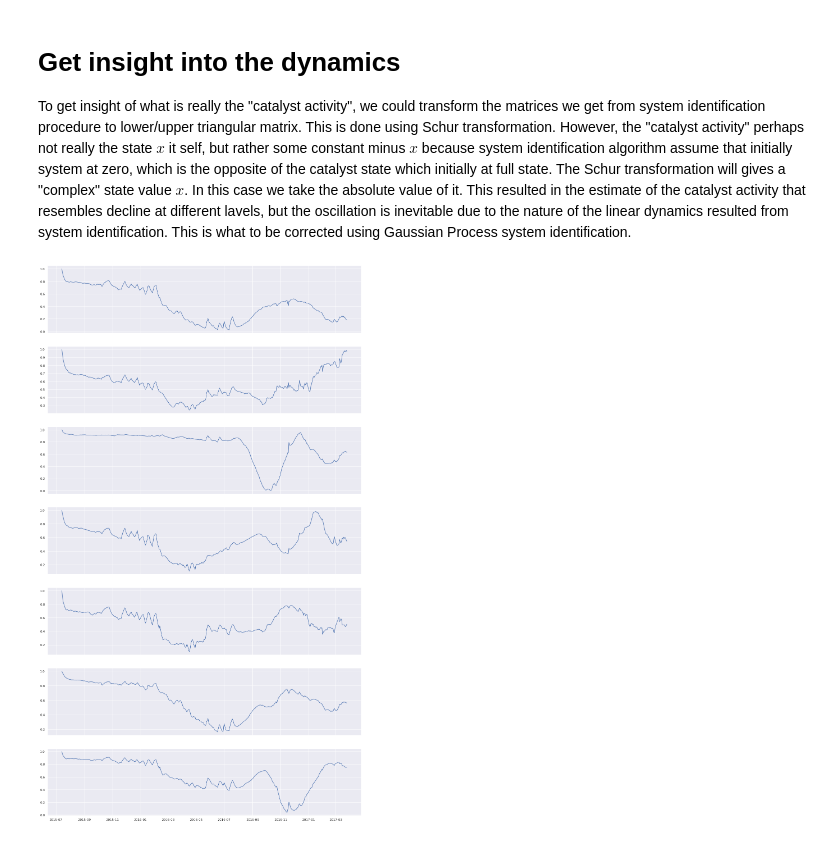
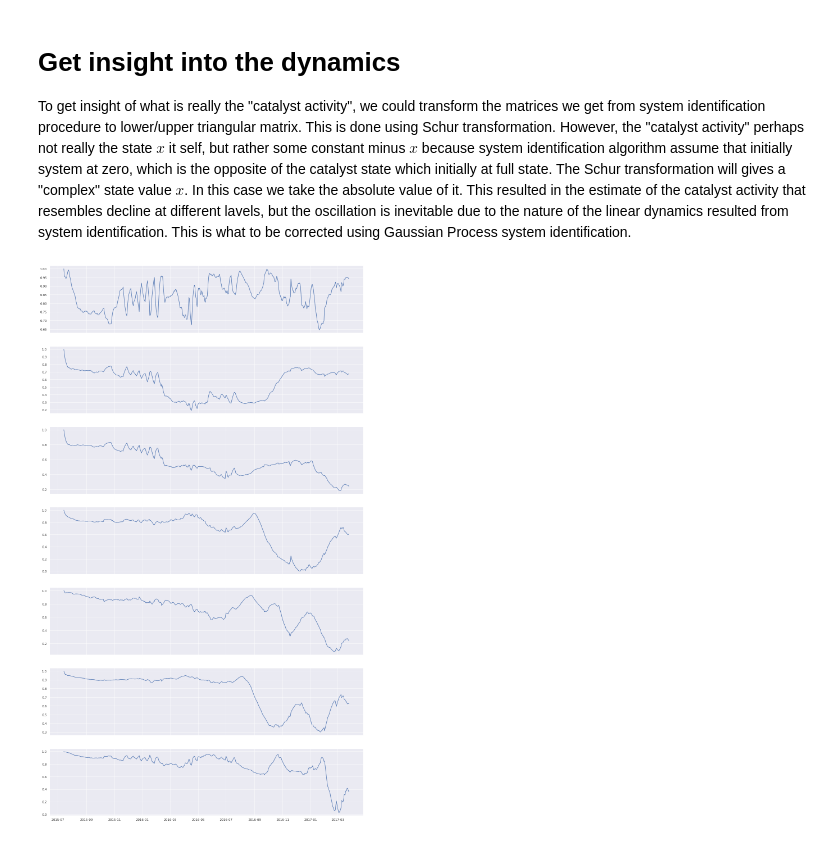
Before and after one commit to puat133/GPsysid, a Jupyter notebook: Classical_Approach/SystemIdentification.ipynb, the cells around one changed output. Drawn from its saved outputs; the diff is of its cells as text; code cells hidden in the pictures.

```diff
--- a/Classical_Approach/SystemIdentification.ipynb
+++ b/Classical_Approach/SystemIdentification.ipynb
@@ -15,10 +15,10 @@ sns.set()
 # %% [markdown]
 # Load data
 # %%
-df_raw = pd.read_hdf('Neste_data_complete.hdf5',key='KAAPO_hour_15_16_17_18_19_complete')
+df_raw = pd.read_hdf('../Data/timeseries_complete.hdf5',key='KAAPO_hour_15_16_17_18_19_complete')
 df_raw = df_raw[(df_raw.index < "2017-03-26") & (df_raw.index > "2015-07-14")]
 
-df_lab = pd.read_hdf('Laboratory.hdf5',key='Laboratory').interpolate()
+df_lab = pd.read_hdf('../Data/Laboratory.hdf5',key='Laboratory').interpolate()
 df_lab = df_lab[(df_lab.index < "2017-03-26") & (df_lab.index > "2015-07-14")]
 # %%
 temperature_columns = np.array(
@@ -85,9 +89,9 @@ u = df[['sulphur feed max','AROM-LC wt-%']].fillna(0).values
 In this case, we will use `SIPPY` package, and we choose `CVA` method, and the Akaike information criterion to evaluate the models. Horizon of the system identification is set to 30.
 # %%
 horizon = 30
-sys_id = sippy.system_identification(y.T,u.T,'CVA'
+sys_id = sippy.system_identification(y.T,u.T,'N4SID'
                                     #  ,centering='InitVal'
                                      ,SS_p=horizon,SS_f=horizon
                                      ,SS_A_stability=True
-                                     ,IC='AIC',SS_orders=[3,horizon//2])
+                                     ,IC='AIC',SS_orders=[7])
 # %% [output]
@@ -144,16 +145,16 @@ for i in range(yVal.shape[0]-1):
 # %%
 fig, axs = plt.subplots(Asch.shape[0], figsize=(20, len(selected_cols)*4), sharex=True)
 max_x = np.max(np.absolute(xidsch))
 for i, ax in enumerate(axs):
 #     ax.plot(df.index, df.values[:, i])
-    xabs = np.absolute(xidsch[i,:])
+    xabs = np.absolute(xidsch[xidsch.shape[0]-(i+1),:])
     xabs = xabs/max_x #scaled to [0,1]
     ax.plot(df.index, 1-xabs)
 #     ax.set_title('Catalyst activity')
 #     ax.set_ylim([-20, 30])
     ax.grid(True)
 # %% [output]
-[figure, old version]
+[figure, new version]
 # %%
 sio.savemat('RawData.mat',
 {'y':df_raw[temperature_columns.flatten()].values,
```
Also changed, not shown: parts of 4 cells of this notebook, 5 other files.
